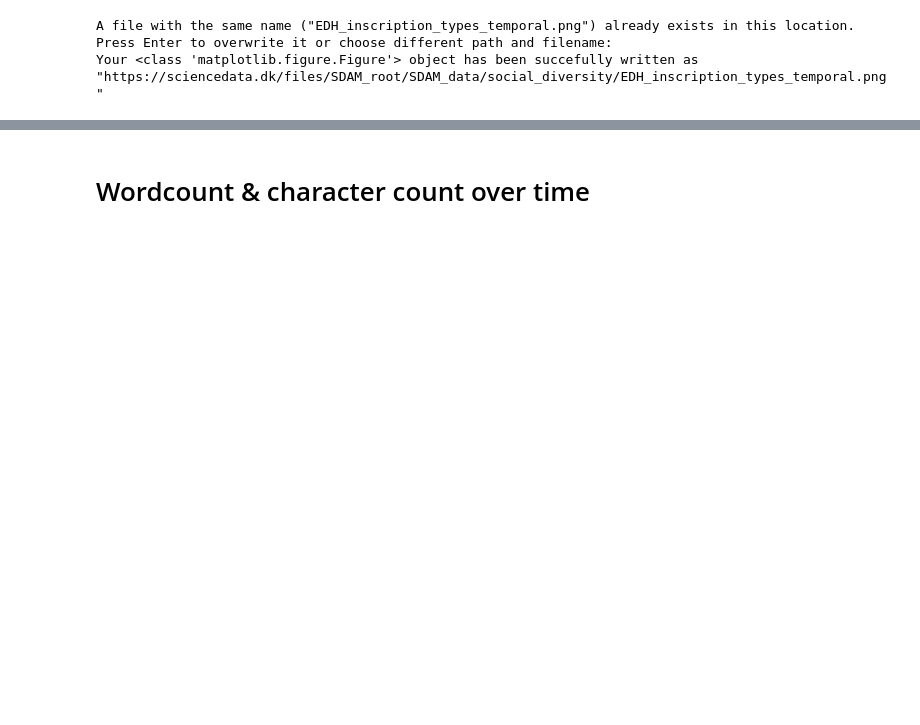
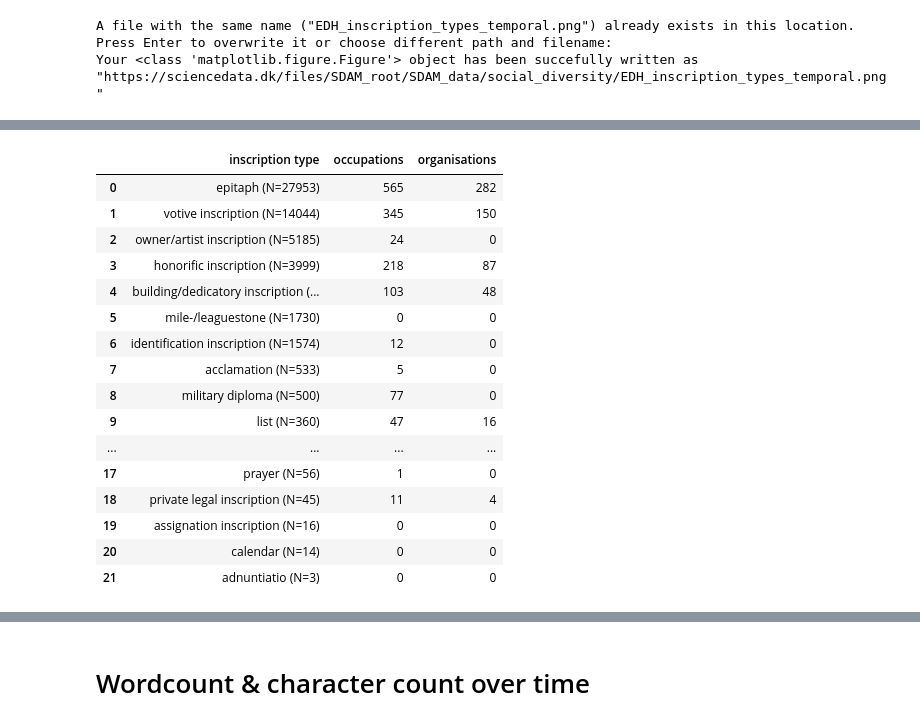
Before and after one commit to sdam-au/LI_ETL, a Jupyter notebook: scripts/1_5_py_WORDS&OCCUPATIONS_TEMPORAL.ipynb, the cells around one changed output, grey strips where cells are left out. Cells and saved outputs as stored; diff of their text form; code cells hidden in the pictures; blank space fills up the shorter version.

```diff
--- a/scripts/1_5_py_WORDS&OCCUPATIONS_TEMPORAL.ipynb
+++ b/scripts/1_5_py_WORDS&OCCUPATIONS_TEMPORAL.ipynb
@@ -257,3 +221,23 @@ N
+# %%
+pd.DataFrame(ins_types_occs_orgs, columns=["inscription type", "occupations", "organisations"])
+# %% [output]
+|  | inscription type | occupations | organisations |
+| 0 | epitaph (N=27953) | 565 | 282 |
+| 1 | votive inscription (N=14044) | 345 | 150 |
+| 2 | owner/artist inscription (N=5185) | 24 | 0 |
+| 3 | honorific inscription (N=3999) | 218 | 87 |
+| 4 | building/dedicatory inscription (... | 103 | 48 |
+| 5 | mile-/leaguestone (N=1730) | 0 | 0 |
+| 6 | identification inscription (N=1574) | 12 | 0 |
+| 7 | acclamation (N=533) | 5 | 0 |
+| 8 | military diploma (N=500) | 77 | 0 |
+| 9 | list (N=360) | 47 | 16 |
+| ... | ... | ... | ... |
+| 17 | prayer (N=56) | 1 | 0 |
+| 18 | private legal inscription (N=45) | 11 | 4 |
+| 19 | assignation inscription (N=16) | 0 | 0 |
+| 20 | calendar (N=14) | 0 | 0 |
+| 21 | adnuntiatio (N=3) | 0 | 0 |
 # %%
 EDH["occups_N"].sum()
 # %% [output]
```
Also changed, not shown: parts of 28 cells of this notebook.
